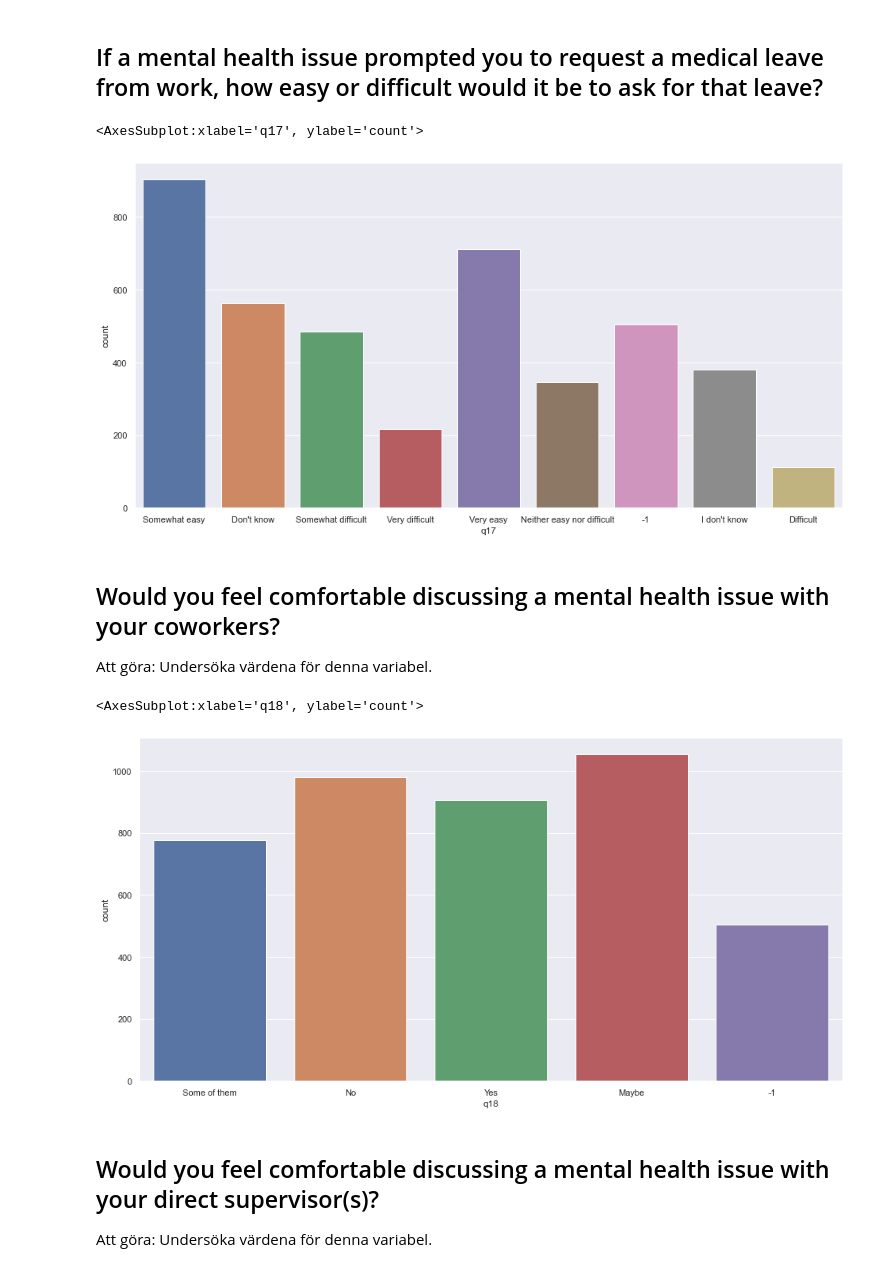
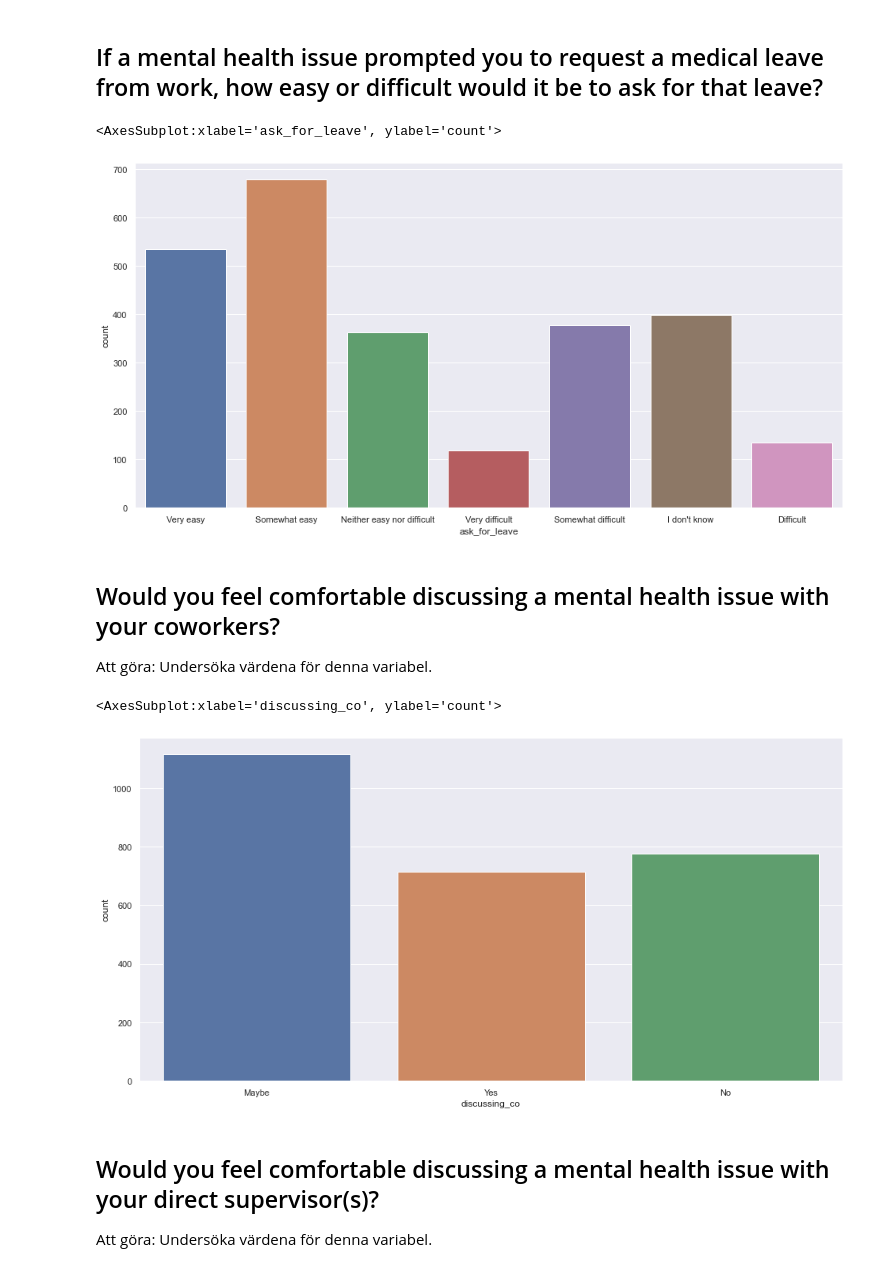
Before and after one commit to appelquist/bda-project, a Jupyter notebook: Project Data Analytics.ipynb, the cells around one changed output. Cells and saved outputs as stored; diff of their text form; code cells hidden in the pictures.

```diff
--- a/Project Data Analytics.ipynb
+++ b/Project Data Analytics.ipynb
@@ -782,18 +690,18 @@ sns.countplot(x='q13', data=surveys)
 # %% [markdown]
 ## If a mental health issue prompted you to request a medical leave from work, how easy or difficult would it be to ask for that leave?
 # %%
-sns.countplot(x='q17', data=surveys)
+sns.countplot(x='ask_for_leave', data=surveys)
 # %% [output]
-<AxesSubplot:xlabel='q17', ylabel='count'>
+<AxesSubplot:xlabel='ask_for_leave', ylabel='count'>
-[figure, old version]
+[figure, new version]
 # %% [markdown]
 ## Would you feel comfortable discussing a mental health issue with your coworkers?
 Att göra: Undersöka värdena för denna variabel.
 # %%
-sns.countplot(x='q18', data=surveys)
+sns.countplot(x='discussing_co', data=surveys)
 # %% [output]
-<AxesSubplot:xlabel='q18', ylabel='count'>
+<AxesSubplot:xlabel='discussing_co', ylabel='count'>
-[figure, old version]
+[figure, new version]
 # %% [markdown]
 ## Would you feel comfortable discussing a mental health issue with your direct supervisor(s)?
 Att göra: Undersöka värdena för denna variabel.
```
Also changed, not shown: parts of 47 cells of this notebook.
